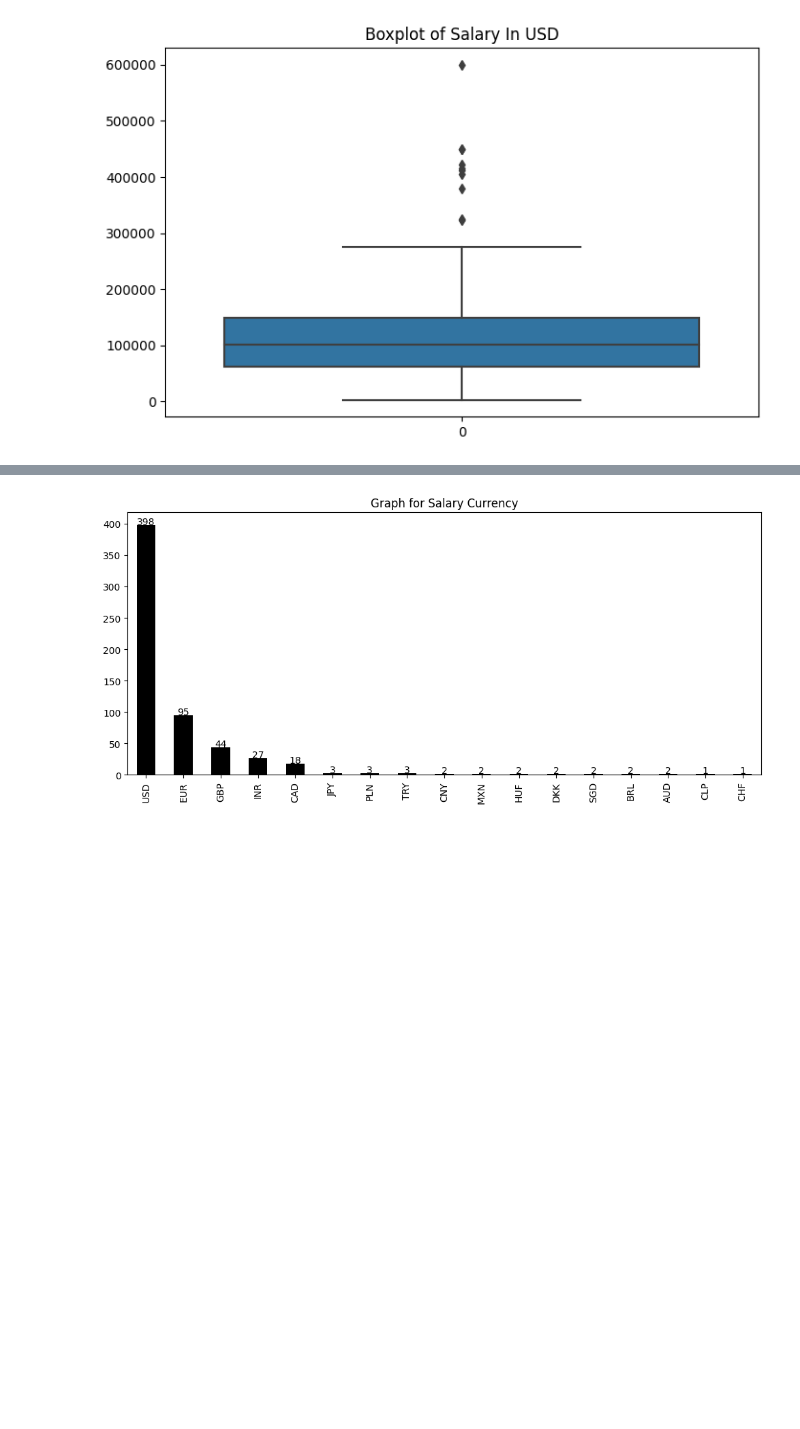
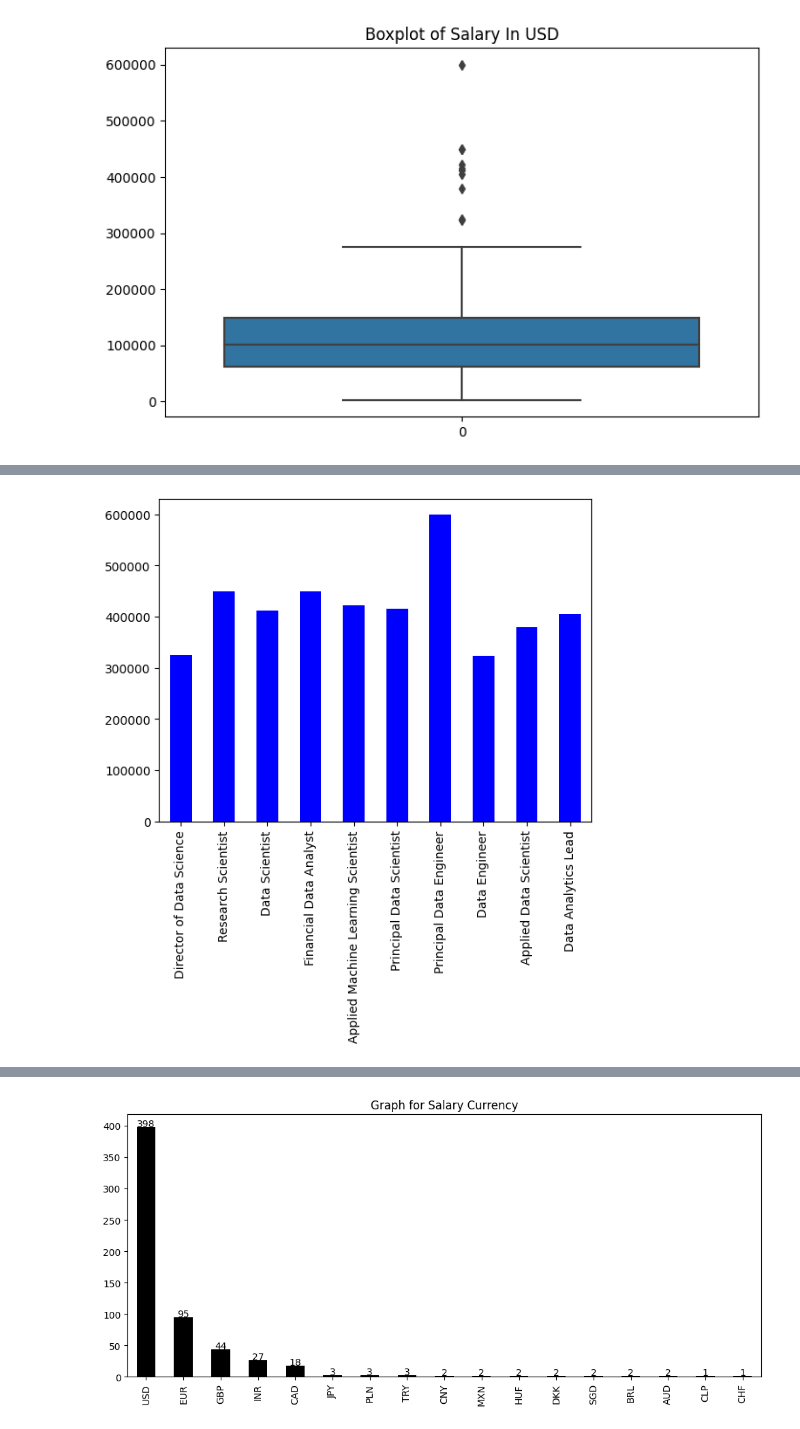
Before and after one commit to kayodeolusanya/Data-Scientist-Salaries-Python-, a Jupyter notebook: Data_Scientist.ipynb, the cells around one changed output, grey strips where cells are left out. Cells and saved outputs as stored; diff of their text form; code cells hidden in the pictures; blank space fills up the shorter version.

```diff
--- a/Data_Scientist.ipynb
+++ b/Data_Scientist.ipynb
@@ -209,5 +209,7 @@ plt.show()
 # %%
 # To know the Outliers in the Employees Salary Feature
 outlier = df[df['salary_in_usd']>298000]
-outlier
+outlier['salary_in_usd'].plot(kind='bar', color='blue')
+plt.xticks(range(0,len(outlier['salary_in_usd'])),outlier['job_title'], rotation=90)
+plt.show()
 # %% [output]
@@ -224,0 +216 @@ outlier
+[figure, added]
```
Also changed, not shown: parts of 3 cells of this notebook.
